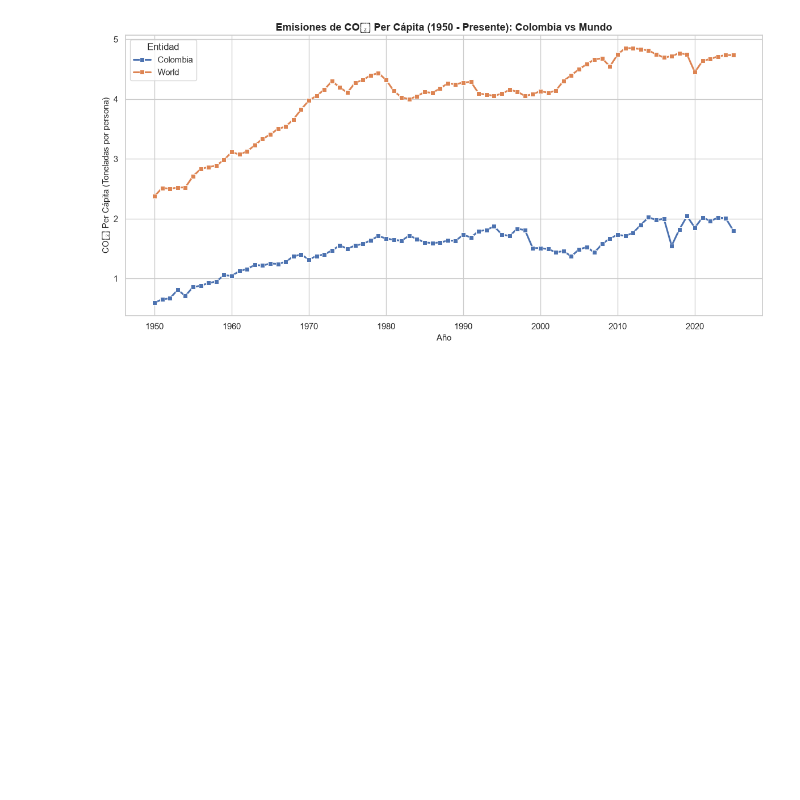
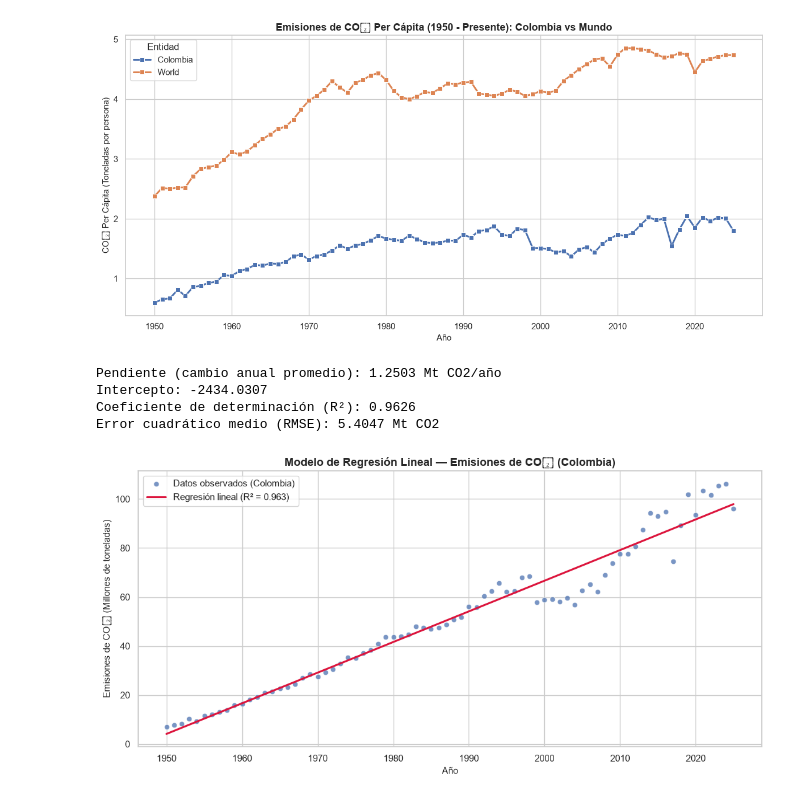
Before and after one commit to Karen-s26/Proyecto-CO2, a Jupyter notebook: proyecto_emisiones.ipynb, the cells around one changed output. Cells and saved outputs as stored; diff of their text form; code cells hidden in the pictures; blank space fills up the shorter version.

Commit message:
Modelo de regresion lineal para emisiones de CO2

```diff
--- a/proyecto_emisiones.ipynb
+++ b/proyecto_emisiones.ipynb
@@ -157,6 +157,50 @@ plt.show()
 # %% [output]
 [figure]
 [figure]
+# %%
+import matplotlib.pyplot as plt
+import numpy as np
+import seaborn as sns
+
+sns.set_theme(style="whitegrid")
+
+# Filtramos los datos de Colombia desde 1950 en adelante
+df_col = df_limpio[df_limpio["country"] == "Colombia"].dropna(subset=["year", "co2"]).copy()
+
+x = df_col["year"].to_numpy(dtype=float)
+y = df_col["co2"].to_numpy(dtype=float)
+
+# Ajuste de regresión lineal: y = pendiente * x + intercepto
+pendiente, intercepto = np.polyfit(x, y, deg=1)
+y_pred = pendiente * x + intercepto
+
+# Métricas del modelo: R^2 y RMSE
+ss_res = np.sum((y - y_pred) ** 2)
+ss_tot = np.sum((y - np.mean(y)) ** 2)
+r2 = 1 - (ss_res / ss_tot)
+rmse = np.sqrt(np.mean((y - y_pred) ** 2))
+
+print(f"Pendiente (cambio anual promedio): {pendiente:.4f} Mt CO2/año")
+print(f"Intercepto: {intercepto:.4f}")
+print(f"Coeficiente de determinación (R²): {r2:.4f}")
+print(f"Error cuadrático medio (RMSE): {rmse:.4f} Mt CO2")
+
+# Gráfica de dispersión + línea de tendencia lineal
+plt.figure(figsize=(11, 5.5))
+sns.scatterplot(x=x, y=y, label="Datos observados (Colombia)", alpha=0.75)
+plt.plot(x, y_pred, color="crimson", linewidth=2.2, label=f"Regresión lineal (R² = {r2:.3f})")
+plt.title("Modelo de Regresión Lineal — Emisiones de CO₂ (Colombia)", fontsize=13, weight="bold")
+plt.xlabel("Año", fontsize=11)
+plt.ylabel("Emisiones de CO₂ (Millones de toneladas)", fontsize=11)
+plt.legend()
+plt.tight_layout()
+plt.show()
+# %% [output]
+Pendiente (cambio anual promedio): 1.2503 Mt CO2/año
+Intercepto: -2434.0307
+Coeficiente de determinación (R²): 0.9626
+Error cuadrático medio (RMSE): 5.4047 Mt CO2
+[figure, added]
 # %%
 %pip install matplotlib seaborn
 # %% [output]
```
Also changed, not shown: parts of 1 cell of this notebook.
